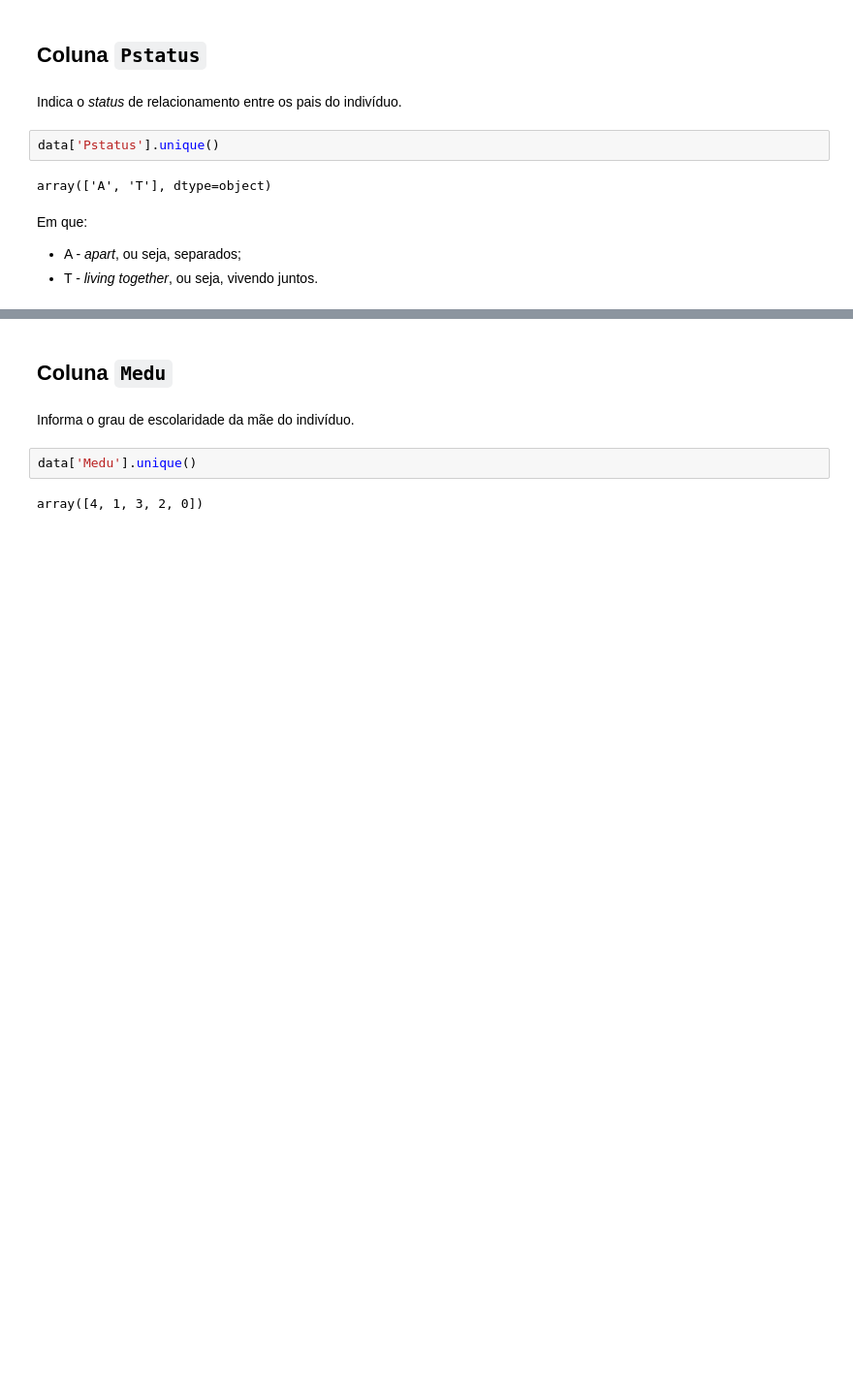
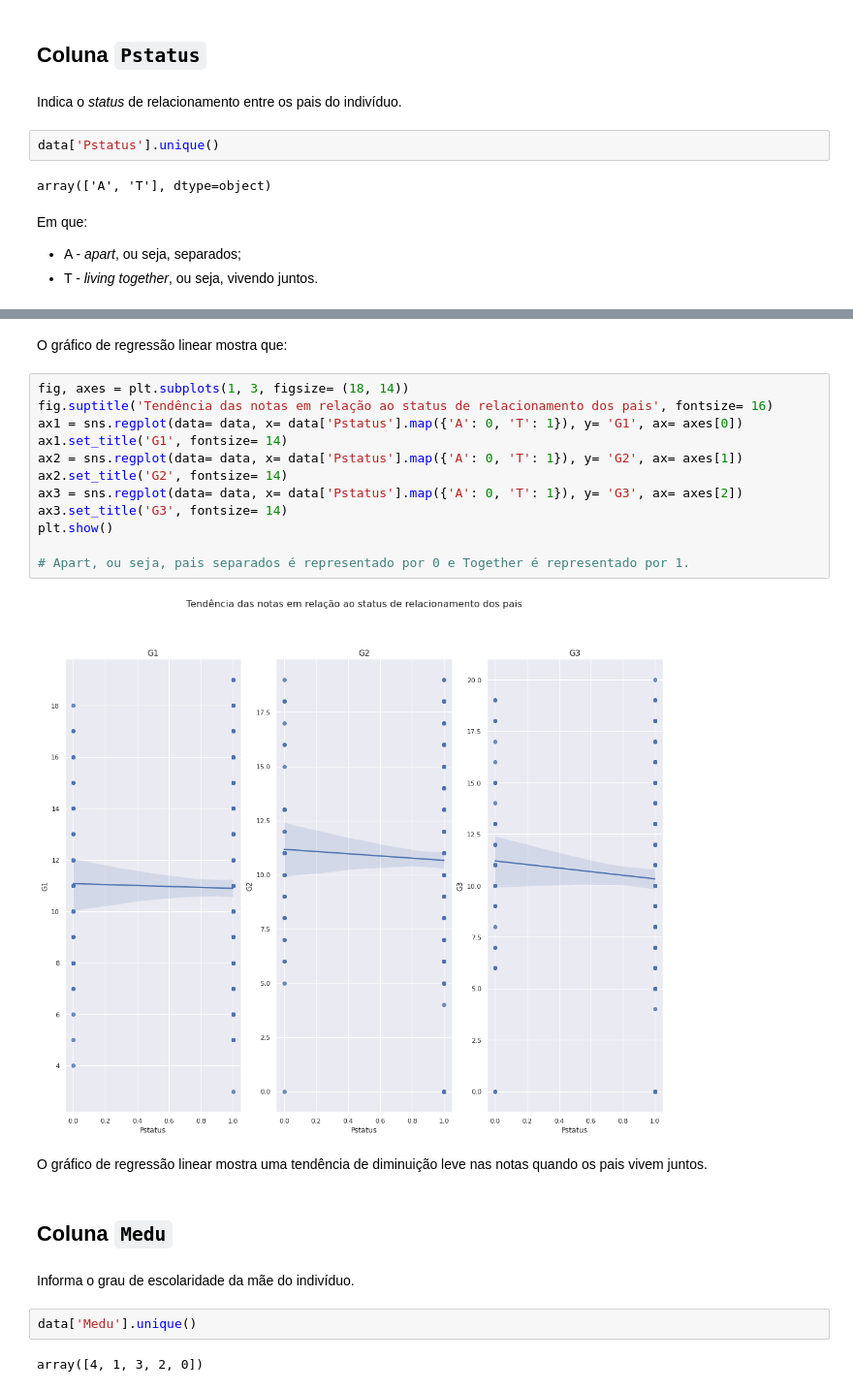
Before and after one commit to DamodaraBarbosa/machine_learning_studies, a Jupyter notebook: Student_Predict_Grade.ipynb, the cells around one changed output, grey strips where cells are left out. Shown at 97% size. Cells and saved outputs as stored; diff of their text form; blank space fills up the shorter version.

```diff
--- a/Student_Predict_Grade.ipynb
+++ b/Student_Predict_Grade.ipynb
@@ -281,3 +288,21 @@ Index(['school', 'sex', 'age', 'address', 'famsize', 'Pstatus', 'Medu', 'Fedu',
+# %% [markdown]
+O gráfico de regressão linear mostra que:
+# %%
+fig, axes = plt.subplots(1, 3, figsize= (18, 14))
+fig.suptitle('Tendência das notas em relação ao status de relacionamento dos pais', fontsize= 16)
+ax1 = sns.regplot(data= data, x= data['Pstatus'].map({'A': 0, 'T': 1}), y= 'G1', ax= axes[0])
+ax1.set_title('G1', fontsize= 14)
+ax2 = sns.regplot(data= data, x= data['Pstatus'].map({'A': 0, 'T': 1}), y= 'G2', ax= axes[1])
+ax2.set_title('G2', fontsize= 14)
+ax3 = sns.regplot(data= data, x= data['Pstatus'].map({'A': 0, 'T': 1}), y= 'G3', ax= axes[2])
+ax3.set_title('G3', fontsize= 14)
+plt.show()
+
+# Apart, ou seja, pais separados é representado por 0 e Together é representado por 1.
+# %% [output]
+[figure, added]
+# %% [markdown]
+O gráfico de regressão linear mostra uma tendência de diminuição leve nas notas quando os pais vivem juntos.
 # %% [markdown]
 ## Coluna `Medu`
 # %% [markdown]
```
Also changed, not shown: parts of 22 cells of this notebook.
